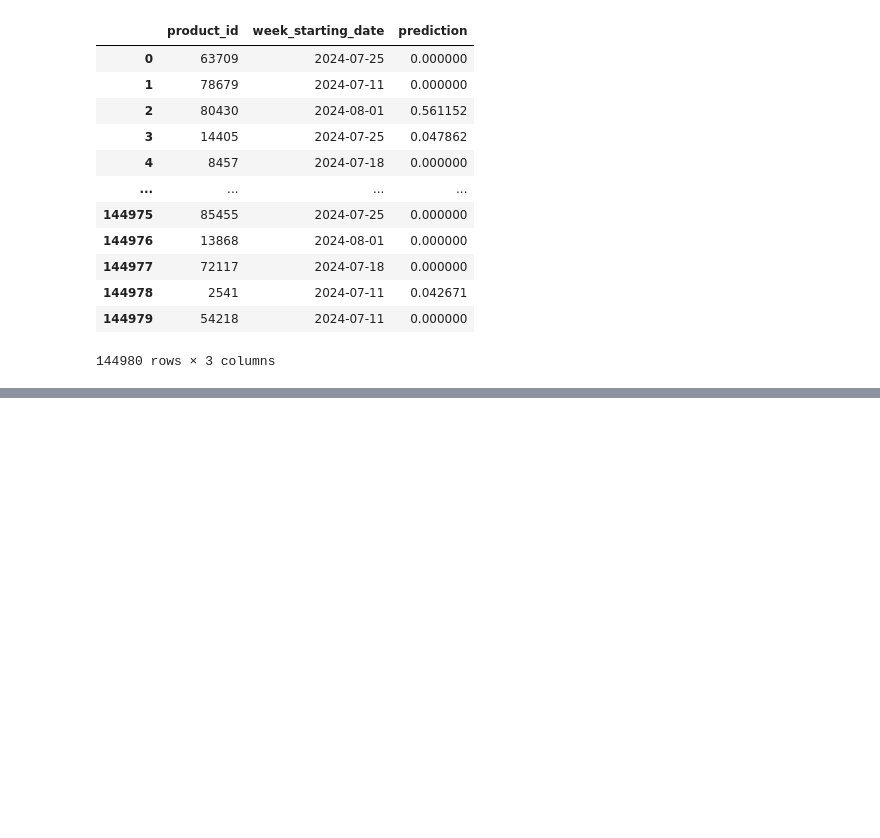
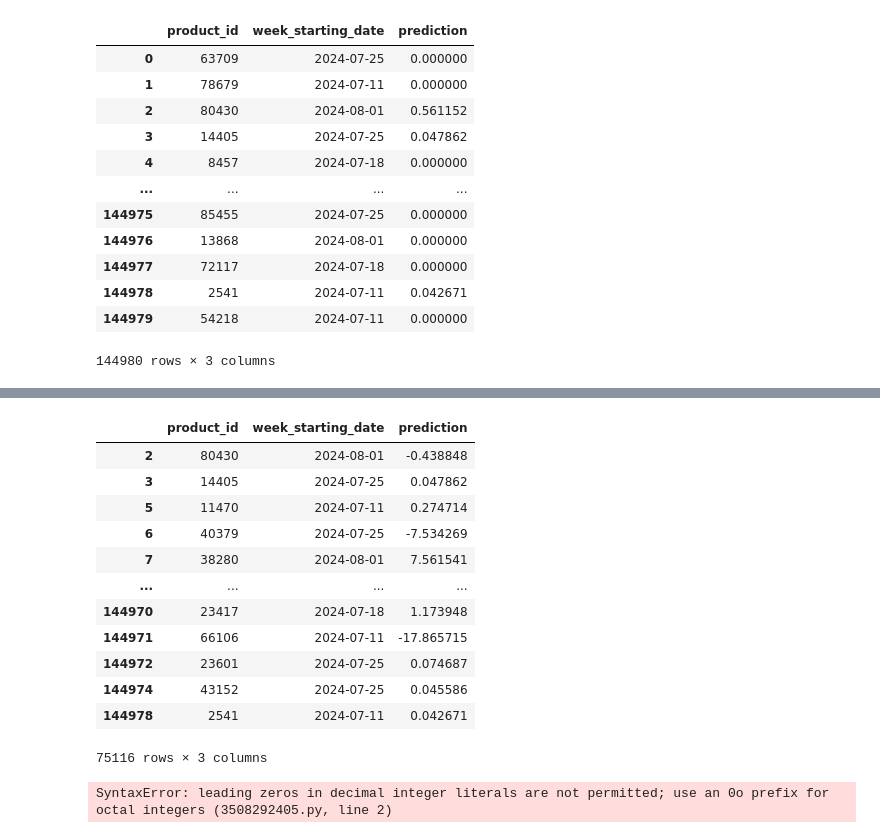
Before and after one commit to UmutToygarGoz/Algorun_24_Beyza_Toygar_TBD, a Jupyter notebook: Toygar_v.4.ipynb, the cells around one changed output, grey strips where cells are left out. Drawn from its saved outputs; the diff is of its cells as text; code cells hidden in the pictures; blank space fills up the shorter version.

Commit message:
eleventh submission

```diff
--- a/Toygar_v.4.ipynb
+++ b/Toygar_v.4.ipynb
@@ -986,0 +1003,34 @@ eighth_submission_df
+# %%
+difference_eight_minus_second_df = eighth_submission_df.copy()
+difference_eight_minus_second_df["prediction"] = eighth_submission_df["prediction"] - second_submission_df["prediction"]
+# %%
+difference_eight_minus_second_df[difference_eight_minus_second_df["prediction"]!=0]
+# %% [output]
+|  | product_id | week_starting_date | prediction |
+| 2 | 80430 | 2024-08-01 | -0.438848 |
+| 3 | 14405 | 2024-07-25 | 0.047862 |
+| 5 | 11470 | 2024-07-11 | 0.274714 |
+| 6 | 40379 | 2024-07-25 | -7.534269 |
+| 7 | 38280 | 2024-08-01 | 7.561541 |
+| ... | ... | ... | ... |
+| 144970 | 23417 | 2024-07-18 | 1.173948 |
+| 144971 | 66106 | 2024-07-11 | -17.865715 |
+| 144972 | 23601 | 2024-07-25 | 0.074687 |
+| 144974 | 43152 | 2024-07-25 | 0.045586 |
+| 144978 | 2541 | 2024-07-11 | 0.042671 |
+75116 rows × 3 columns
+# %%
+	product_id	week_starting_date	prediction
+2	80430	2024-08-01	-0.438848
+3	14405	2024-07-25	0.047862
+5	11470	2024-07-11	0.274714
+6	40379	2024-07-25	-7.534269
+7	38280	2024-08-01	7.561541
+...	...	...	...
+144970	23417	2024-07-18	1.173948
+144971	66106	2024-07-11	-17.865715
+144972	23601	2024-07-25	0.074687
+144974	43152	2024-07-25	0.045586
+144978	2541	2024-07-11	0.042671
+# %% [output]
+SyntaxError: leading zeros in decimal integer literals are not permitted; use an 0o prefix for octal integers (3508292405.py, line 2)
```
Also changed, not shown: parts of 7 cells of this notebook, 4 other files.
